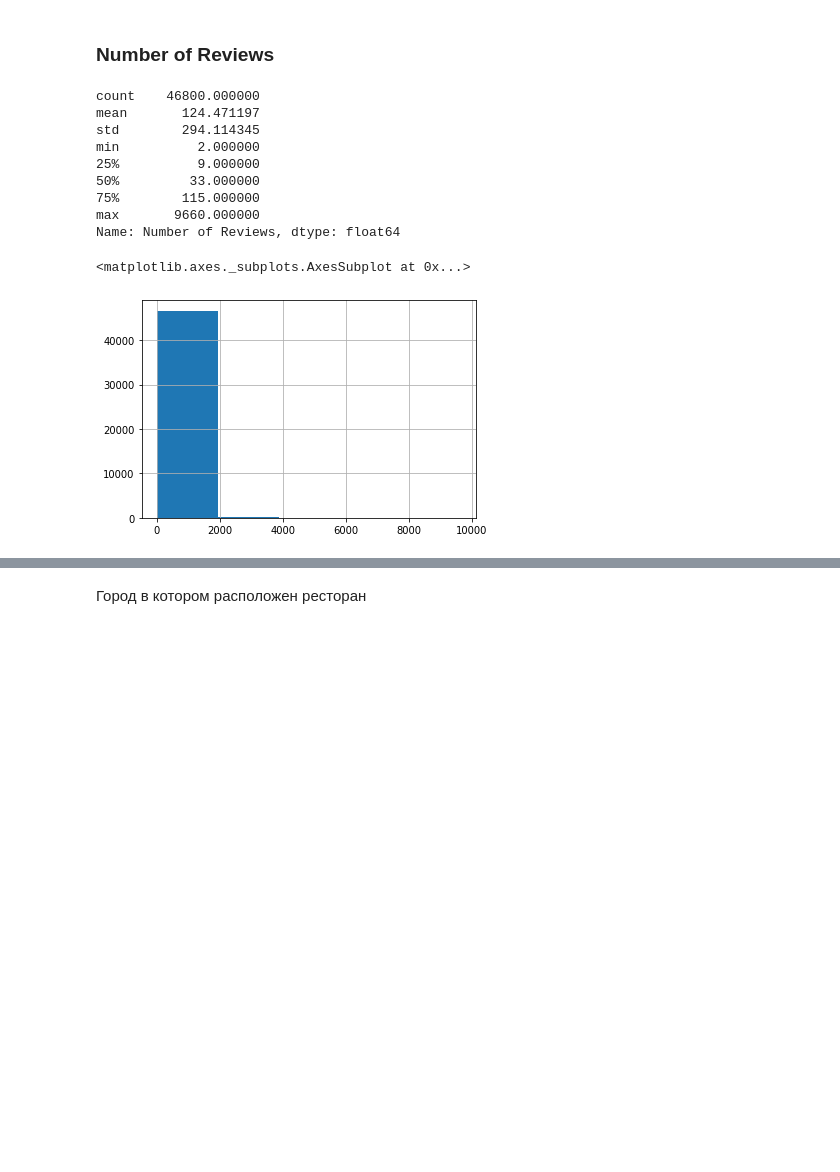
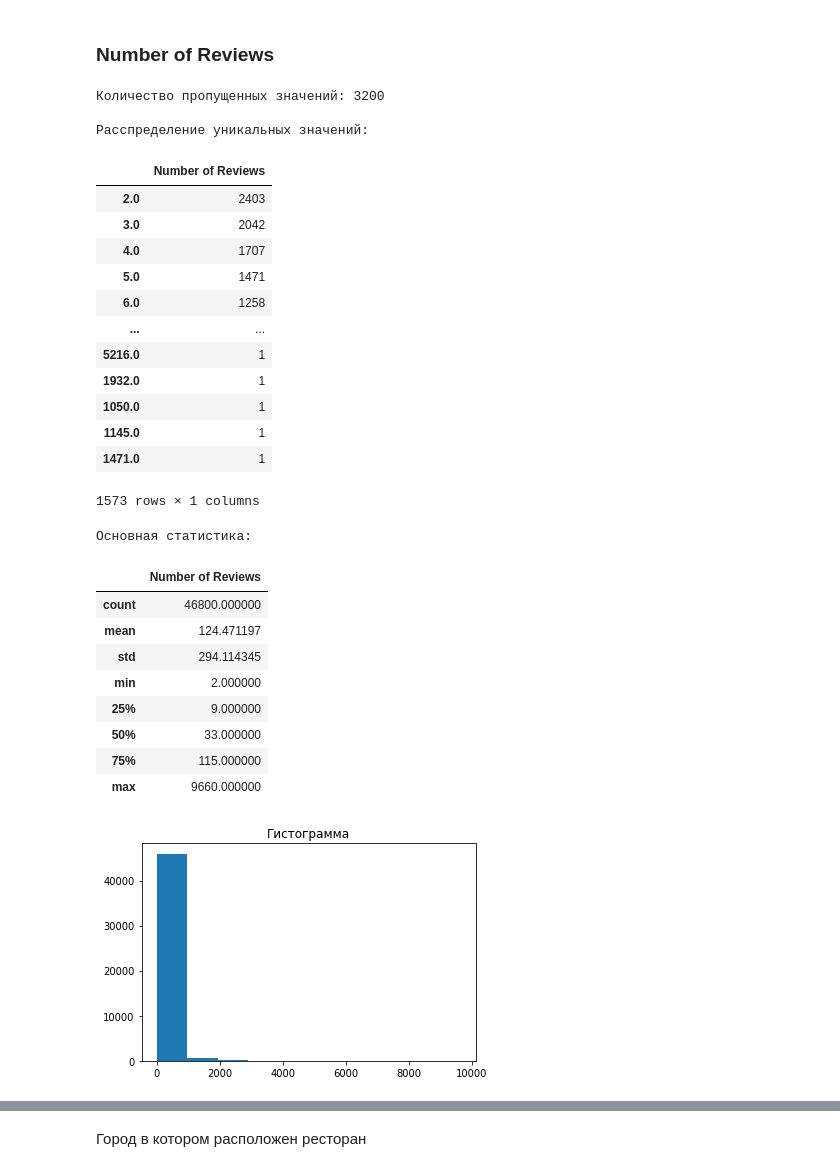
Before and after one commit to belkina003/skillfactory_rds, a Jupyter notebook: module_3/Tripadvisor-rating.ipynb, the cells around one changed output, grey strips where cells are left out. Saved outputs shown, nothing was run; the diff lists cells and outputs as text; code cells hidden in the pictures; blank space fills up the shorter version.

```diff
--- a/module_3/Tripadvisor-rating.ipynb
+++ b/module_3/Tripadvisor-rating.ipynb
@@ -251,20 +251,34 @@ dtype: int64
 # %%
 #Создадим новый признак для отсутствующих значений столбца
 data['Number_of_Reviews_isNAN'] = pd.isna(data['Number of Reviews']).astype('uint8')
-# %%
-data['Number of Reviews'].describe()
-# %% [output]
-count    46800.000000
-mean       124.471197
-std        294.114345
-min          2.000000
-25%          9.000000
-50%         33.000000
-75%        115.000000
-max       9660.000000
-Name: Number of Reviews, dtype: float64
-# %%
-data['Number of Reviews'].hist(bins=5)
-# %% [output]
-<matplotlib.axes._subplots.AxesSubplot at 0x...>
-[figure, removed]
+# %%
+#Посмотрим общую информацию о признаке
+info_digital(data['Number of Reviews'])
+# %% [output]
+Количество пропущенных значений: 3200
+
+Расспределение уникальных значений:
+|  | Number of Reviews |
+| 2.0 | 2403 |
+| 3.0 | 2042 |
+| 4.0 | 1707 |
+| 5.0 | 1471 |
+| 6.0 | 1258 |
+| ... | ... |
+| 5216.0 | 1 |
+| 1932.0 | 1 |
+| 1050.0 | 1 |
+| 1145.0 | 1 |
+| 1471.0 | 1 |
+1573 rows × 1 columns
+Основная статистика:
+|  | Number of Reviews |
+| count | 46800.000000 |
+| mean | 124.471197 |
+| std | 294.114345 |
+| min | 2.000000 |
+| 25% | 9.000000 |
+| 50% | 33.000000 |
+| 75% | 115.000000 |
+| max | 9660.000000 |
+[figure, added]
```
Also changed, not shown: parts of 21 cells of this notebook.
